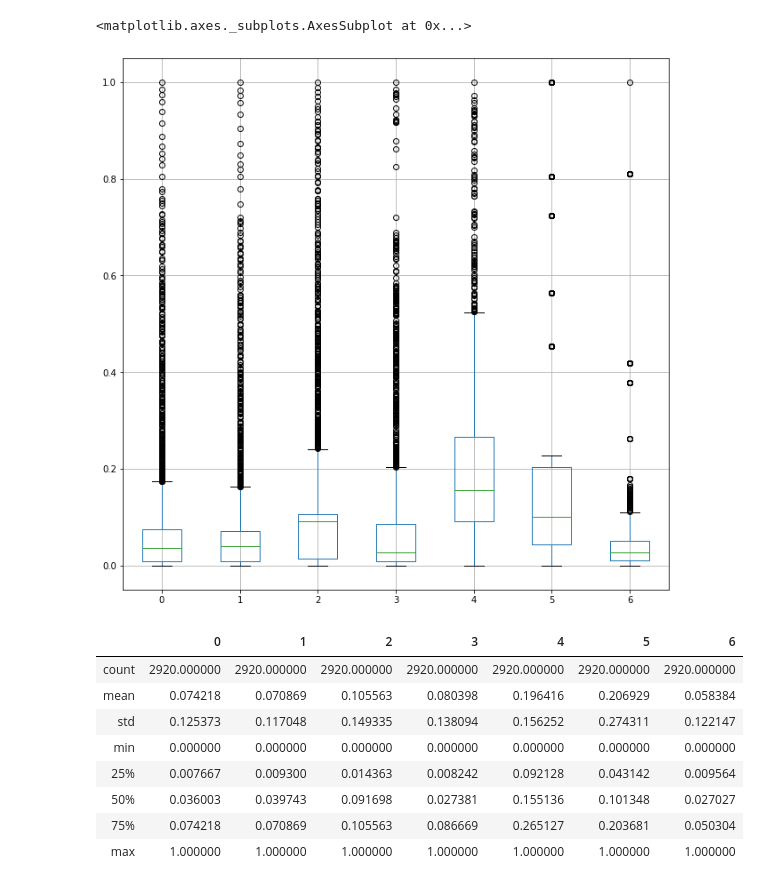
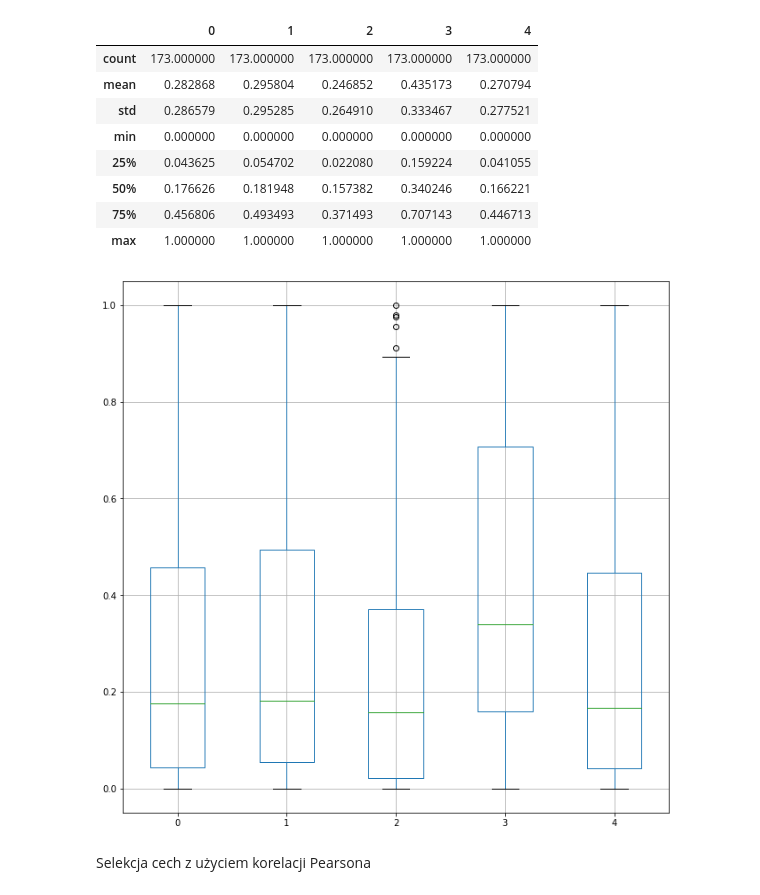
Before and after one commit to cinekpl97/knowledge-discovery-methods-vaccination-prediction, a Jupyter notebook: covid_vaccination.ipynb, the cells around one changed output. Cells and saved outputs as stored; diff of their text form; code cells hidden in the pictures.

Commit message:
dodatkowe opisy - boxplot, info o predykcjach

```diff
--- a/covid_vaccination.ipynb
+++ b/covid_vaccination.ipynb
@@ -80,0 +100,13 @@ dr.boxplot()
+# %%
+europe_data = europe_data.drop(['country'], 1)
+europe_data = europe_data.drop(['daily_vaccinations_per_million'], 1)
+
+days = europe_data['date'].unique()
+print("Number of days: ", len(days))
+
+europe_data = europe_data.groupby(['date'], as_index=False).sum()
+europe_data = europe_data.set_index('date')
+
+europe_data['total_vaccinations_percentage'] = europe_data['total_vaccinations']/europe_data['population']
+europe_data = europe_data.drop(['population'], 1)
+europe_data.head(10)
@@ -80,0 +129,10 @@ dr.boxplot()
+# %%
+#  ---- STANDARDIZATION ----
+europe_data = europe_data.values
+X_standard_scaler = europe_data - europe_data.mean(axis=0)
+X_standard_scaler = X_standard_scaler / europe_data.std(axis=0)
+
+df_normalized = pd.DataFrame(X_standard_scaler)
+df_normalized.columns = ['total_vacc', 'people_vacc','people_fully_vacc',
+              'daily_vacc', 'total_vacc_percentage']
+df_normalized.boxplot()
@@ -81,25 +144,23 @@ dr.boxplot()
 # %%
 #  ---- STANDARDIZATION - USING SKLEARN ----
 from sklearn import preprocessing
 
-values = visegrad_data.values
 min_max_scaler = preprocessing.MinMaxScaler()
-data_input_scaled = min_max_scaler.fit_transform(values)
+data_input_scaled = min_max_scaler.fit_transform(europe_data)
 df_new = pd.DataFrame(data_input_scaled)
 
 df_new.boxplot()
+df_new.describe()
 # %% [output]
-<matplotlib.axes._subplots.AxesSubplot at 0x...>
+|  | 0 | 1 | 2 | 3 | 4 |
+| count | 173.000000 | 173.000000 | 173.000000 | 173.000000 | 173.000000 |
+| mean | 0.282868 | 0.295804 | 0.246852 | 0.435173 | 0.270794 |
+| std | 0.286579 | 0.295285 | 0.264910 | 0.333467 | 0.277521 |
+| min | 0.000000 | 0.000000 | 0.000000 | 0.000000 | 0.000000 |
+| 25% | 0.043625 | 0.054702 | 0.022080 | 0.159224 | 0.041055 |
+| 50% | 0.176626 | 0.181948 | 0.157382 | 0.340246 | 0.166221 |
+| 75% | 0.456806 | 0.493493 | 0.371493 | 0.707143 | 0.446713 |
+| max | 1.000000 | 1.000000 | 1.000000 | 1.000000 | 1.000000 |
-[figure, old version]
+[figure, new version]
-# %%
-df_new.describe()
-# %% [output]
-|  | 0 | 1 | 2 | 3 | 4 | 5 | 6 |
-| count | 2920.000000 | 2920.000000 | 2920.000000 | 2920.000000 | 2920.000000 | 2920.000000 | 2920.000000 |
-| mean | 0.074218 | 0.070869 | 0.105563 | 0.080398 | 0.196416 | 0.206929 | 0.058384 |
-| std | 0.125373 | 0.117048 | 0.149335 | 0.138094 | 0.156252 | 0.274311 | 0.122147 |
-| min | 0.000000 | 0.000000 | 0.000000 | 0.000000 | 0.000000 | 0.000000 | 0.000000 |
-| 25% | 0.007667 | 0.009300 | 0.014363 | 0.008242 | 0.092128 | 0.043142 | 0.009564 |
-| 50% | 0.036003 | 0.039743 | 0.091698 | 0.027381 | 0.155136 | 0.101348 | 0.027027 |
-| 75% | 0.074218 | 0.070869 | 0.105563 | 0.086669 | 0.265127 | 0.203681 | 0.050304 |
-| max | 1.000000 | 1.000000 | 1.000000 | 1.000000 | 1.000000 | 1.000000 | 1.000000 |
+# %% [markdown]
+Selekcja cech z użyciem korelacji Pearsona
```
Also changed, not shown: parts of 39 cells of this notebook.
